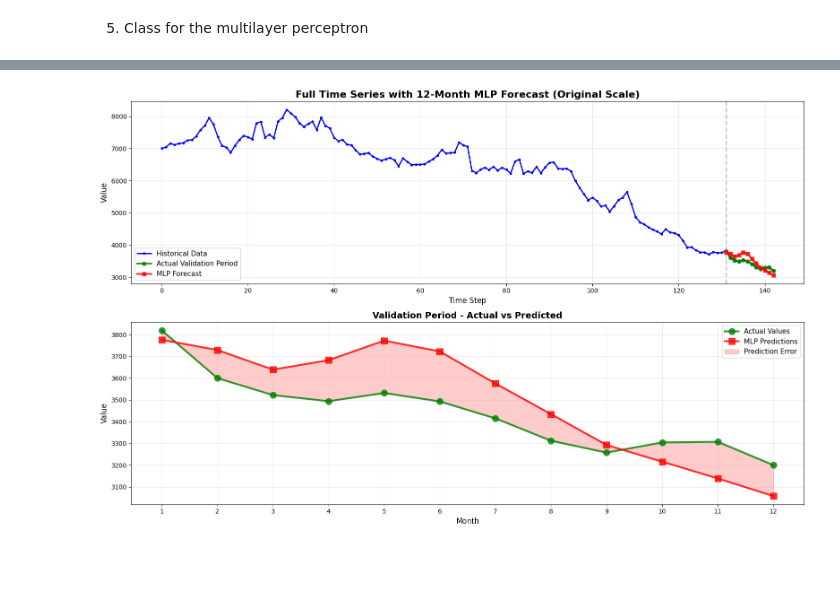
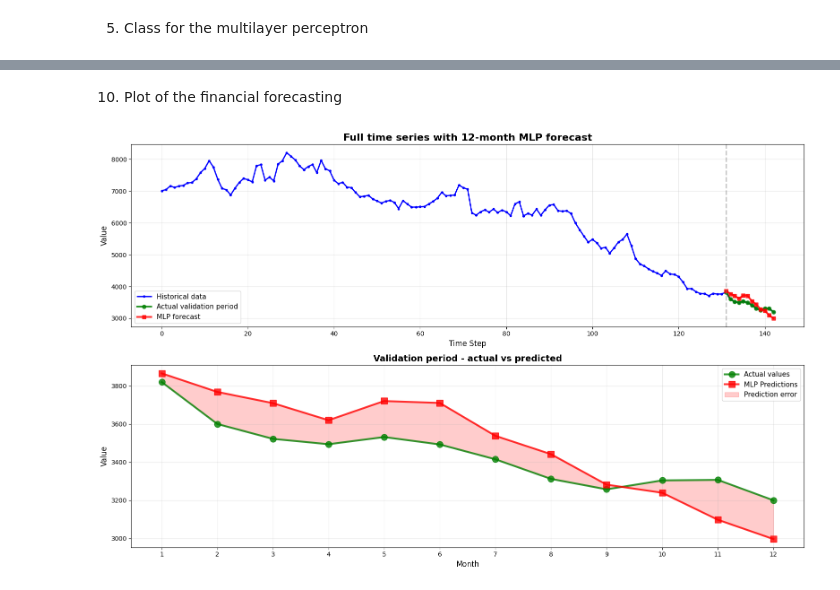
Before and after one commit to thomasvedaa/neuralnetworks, a Jupyter notebook: processing.ipynb, the cells around one changed output, grey strips where cells are left out. Saved outputs shown, nothing was run; the diff lists cells and outputs as text; code cells hidden in the pictures; blank space fills up the shorter version.

```diff
--- a/processing.ipynb
+++ b/processing.ipynb
@@ -267,5 +260,5 @@ class MLP:
 # %%
-model = MLP(input_size=4, hidden_size=5, output_size=1, learning_rate=5e-4)
+model = MLP(input_size=12, hidden_size=5, output_size=1, learning_rate=5e-4)
 model.train(X_train, y_train, epochs=500000, patience=100000, min_delta=1e-6)
 def forecast_multiple_steps_tf(model, last_sequence, n_steps=12):
 
@@ -309,21 +285,20 @@ Loss Reduction: 61.529729286741%
 # %%
-def forecast_multiple_steps(model, data_history, n_steps=12, lags=[1, 2, 3, 6, 12]):
+def forecast_multiple_steps(model, last_sequence, n_steps=12):
+
     predictions = []
-
-    history_buffer = list(data_history[-max(lags):])
+    current_sequence = last_sequence.copy()
 
     for _ in range(n_steps):
-        # Extract features at specific lag positions from the end of buffer
-        current_features = [history_buffer[-lag] for lag in lags]
-
         # Predict next value
-        next_value = model.predict(np.array(current_features).reshape(1, -1))[0]
+        next_value = model.predict(current_sequence.reshape(1, -1))[0]
         predictions.append(next_value)
 
-        # Append prediction to history buffer
-        history_buffer.append(next_value)
+        # Removes oldest component and appends the predicted value
+        current_sequence = np.roll(current_sequence, -1)
+        current_sequence[-1] = next_value
 
     return np.array(predictions)
 
-
-validation_predictions_scaled = forecast_multiple_steps(model, training_data, n_steps=12, lags=[1, 3, 6, 12])
+# Get last 12 values from training data to start forecasting
+last_sequence = training_data[-12:]
+validation_predictions_scaled = forecast_multiple_steps(model, last_sequence, n_steps=12)
@@ -470,37 +376,39 @@ Month-by-Month Comparison:
+# %% [markdown]
+10. Plot of the financial forecasting
 # %%
-# Plot 4: Full Time Series with Forecast (Original Scale)
+# Plot 4: Full time eries with forecast
 fig, (ax1, ax2) = plt.subplots(2, 1, figsize=(16, 10))
 
-# Top plot: Full series
-ax1.plot(range(len(y)), y, 'b-', linewidth=2, label='Historical Data', marker='o', markersize=3)
+# Full series
+ax1.plot(range(len(y)), y, 'b-', linewidth=2, label='Historical data', marker='o', markersize=3)
 ax1.plot(range(len(y) - 12, len(y)), y[-12:], 'go-', linewidth=3,
-         markersize=6, label='Actual Validation Period', alpha=0.8)
+         markersize=6, label='Actual validation period', alpha=0.8)
 ax1.plot(range(len(y) - 12, len(y)), validation_predictions_original, 'rs-',
-         linewidth=3, markersize=6, label='MLP Forecast', alpha=0.8)
+         linewidth=3, markersize=6, label='MLP forecast', alpha=0.8)
 ax1.axvline(len(y) - 12, color='gray', linestyle='--', linewidth=2, alpha=0.5)
-ax1.set_title('Full Time Series with 12-Month MLP Forecast (Original Scale)',
+ax1.set_title('Full time series with 12-month MLP forecast',
               fontsize=16, fontweight='bold')
 ax1.set_xlabel('Time Step', fontsize=12)
 ax1.set_ylabel('Value', fontsize=12)
 ax1.legend(fontsize=11)
 ax1.grid(True, alpha=0.3)
 
-# Bottom plot: Zoomed validation period
+# Zoomed in on validation
 months = np.arange(1, 13)
 ax2.plot(months, y[-12:], 'go-', linewidth=3, markersize=10,
-         label='Actual Values', alpha=0.8)
+         label='Actual values', alpha=0.8)
 ax2.plot(months, validation_predictions_original, 'rs-', linewidth=3,
          markersize=10, label='MLP Predictions', alpha=0.8)
 ax2.fill_between(months, y[-12:], validation_predictions_original,
-                  alpha=0.2, color='red', label='Prediction Error')
-ax2.set_title('Validation Period - Actual vs Predicted', fontsize=14, fontweight='bold')
+                  alpha=0.2, color='red', label='Prediction error')
+ax2.set_title('Validation period - actual vs predicted', fontsize=14, fontweight='bold')
 ax2.set_xlabel('Month', fontsize=12)
 ax2.set_ylabel('Value', fontsize=12)
 ax2.legend(fontsize=11)
 ax2.grid(True, alpha=0.3)
 ax2.set_xticks(months)
 
 plt.tight_layout()
 plt.show()
 # %% [output]
-[figure, old version]
+[figure, new version]
```
Also changed, not shown: parts of 14 cells of this notebook.
